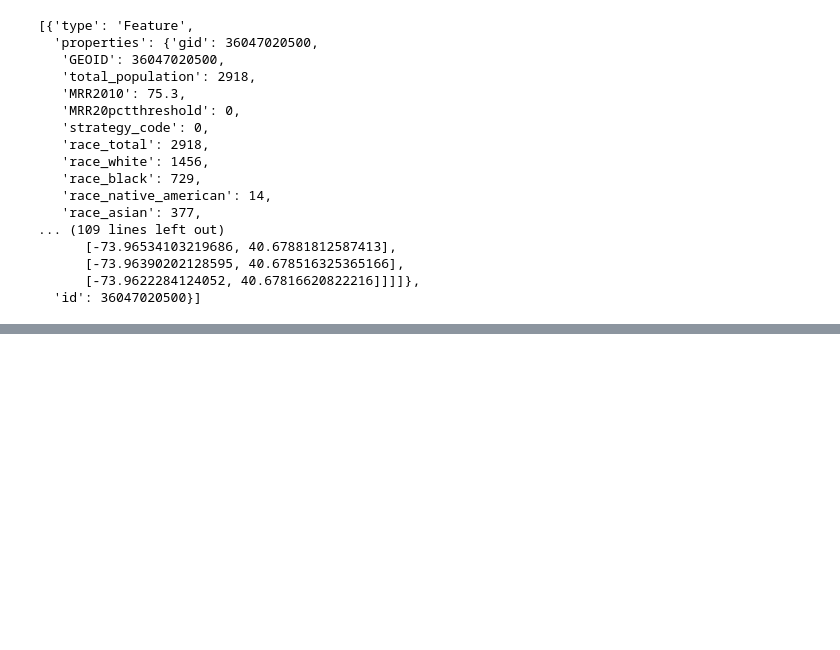
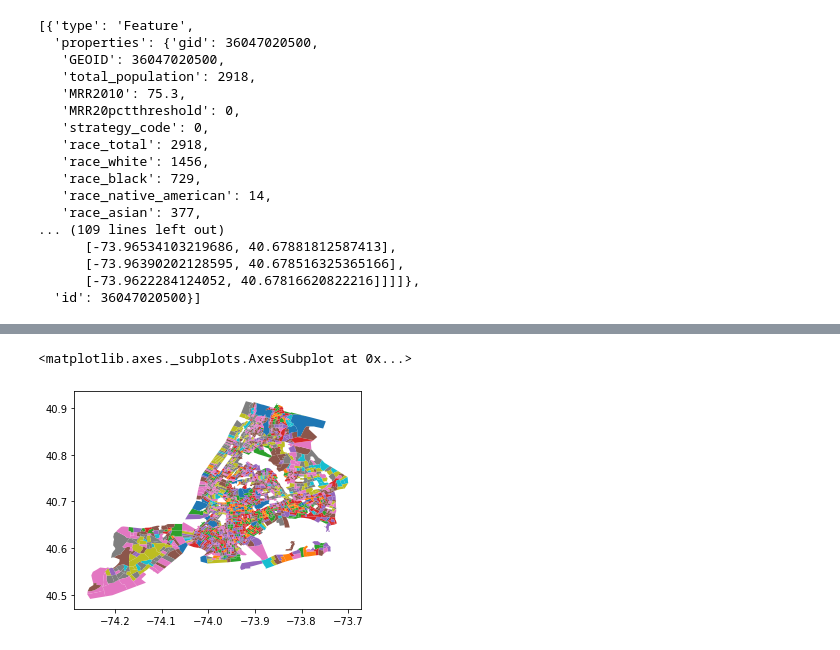
Before and after one commit to stuartlynn/NYCCensusCountMap, a Jupyter notebook: ETL/WrangleData.ipynb, the cells around one changed output, grey strips where cells are left out. Cells and saved outputs as stored; diff of their text form; code cells hidden in the pictures; blank space fills up the shorter version.

```diff
--- a/ETL/WrangleData.ipynb
+++ b/ETL/WrangleData.ipynb
@@ -1146,0 +1390,2 @@ htc_data[htc_data.Tract10==205]
+# %%
+tracts_2020 = gp.read_file('../../NYC_Census_2020_response_rates/data/geo/2020_tracts/36.geojson')
@@ -1146,0 +1419,6 @@ htc_data[htc_data.Tract10==205]
+# %%
+j_2020 = pd.merge(data,tracts_2020, left_on=['county','tract'], right_on=['COUNTY','TRACT'])
+gp.GeoDataFrame(j_2020[j_2020.county.isin(['005','061','047','081','085'])]).plot(column = 'FSRR2010')
+# %% [output]
+<matplotlib.axes._subplots.AxesSubplot at 0x...>
+[figure, added]
```
Also changed, not shown: parts of 40 cells of this notebook, 11 other files.
